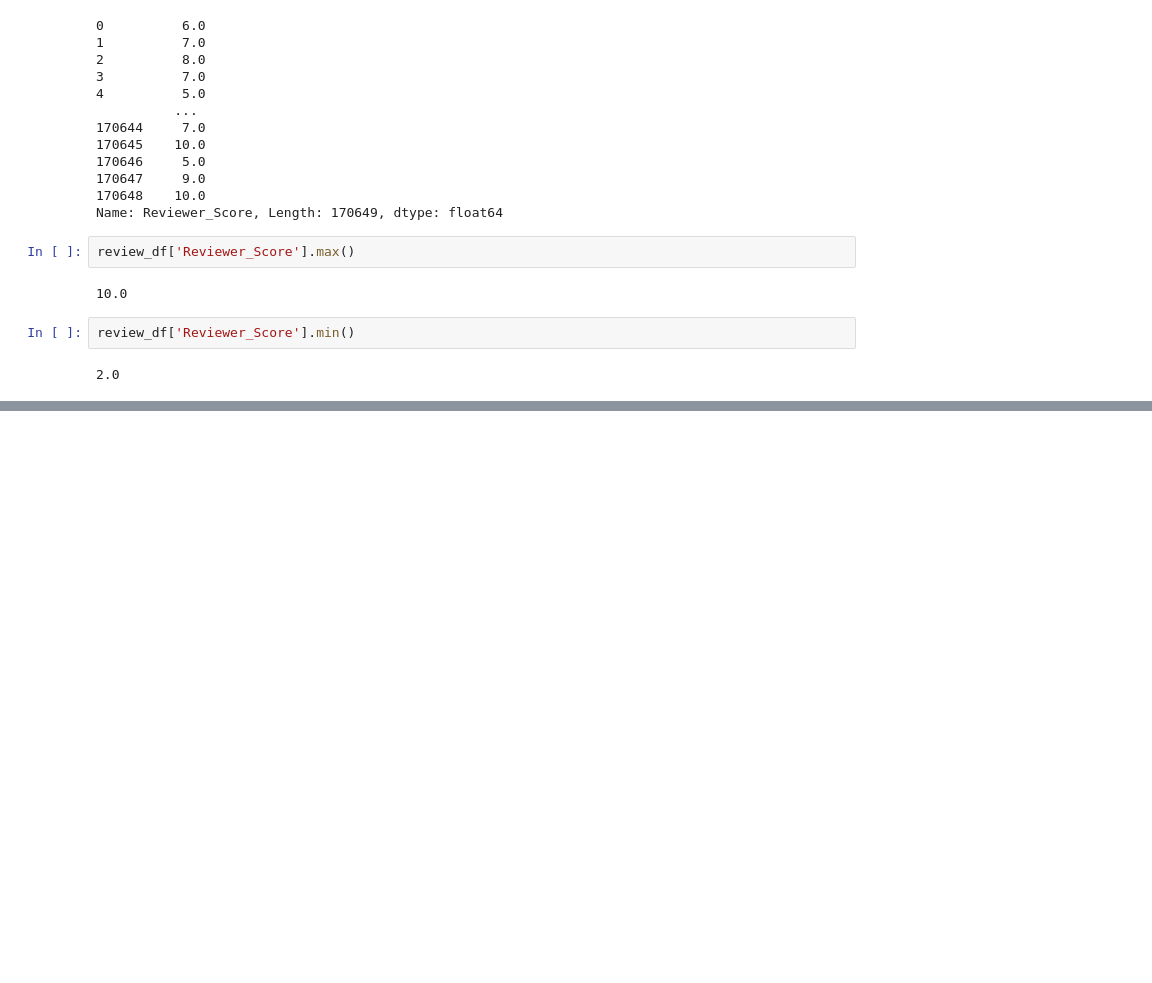
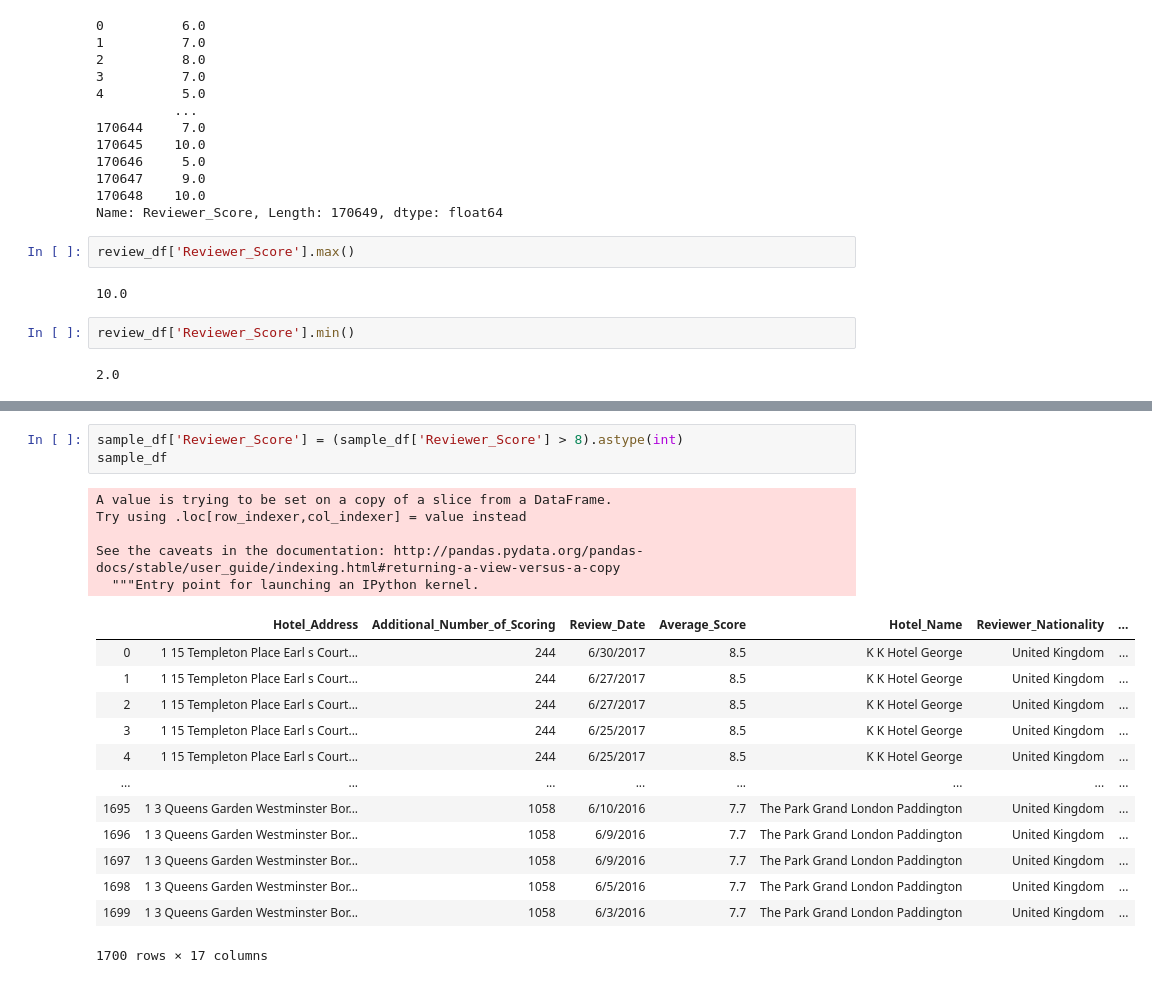
Before and after one commit to alireza-alizadegan/Hotel-Review, a Jupyter notebook: Data Cleaning & EDA.ipynb, the cells around one changed output, grey strips where cells are left out. Drawn from its saved outputs; the diff is of its cells as text; blank space fills up the shorter version.

```diff
--- a/Data Cleaning & EDA.ipynb
+++ b/Data Cleaning & EDA.ipynb
@@ -60,0 +106,22 @@ score_df
+# %%
+sample_df['Reviewer_Score'] = (sample_df['Reviewer_Score'] > 8).astype(int)
+sample_df
+# %% [output]
+A value is trying to be set on a copy of a slice from a DataFrame.
+Try using .loc[row_indexer,col_indexer] = value instead
+
+See the caveats in the documentation: http://pandas.pydata.org/pandas-docs/stable/user_guide/indexing.html#returning-a-view-versus-a-copy
+  """Entry point for launching an IPython kernel.
+|  | Hotel_Address | Additional_Number_of_Scoring | Review_Date | Average_Score | Hotel_Name | Reviewer_Nationality | ... |
+| 0 | 1 15 Templeton Place Earl s Court... | 244 | 6/30/2017 | 8.5 | K K Hotel George | United Kingdom | ... |
+| 1 | 1 15 Templeton Place Earl s Court... | 244 | 6/27/2017 | 8.5 | K K Hotel George | United Kingdom | ... |
+| 2 | 1 15 Templeton Place Earl s Court... | 244 | 6/27/2017 | 8.5 | K K Hotel George | United Kingdom | ... |
+| 3 | 1 15 Templeton Place Earl s Court... | 244 | 6/25/2017 | 8.5 | K K Hotel George | United Kingdom | ... |
+| 4 | 1 15 Templeton Place Earl s Court... | 244 | 6/25/2017 | 8.5 | K K Hotel George | United Kingdom | ... |
+| ... | ... | ... | ... | ... | ... | ... | ... |
+| 1695 | 1 3 Queens Garden Westminster Bor... | 1058 | 6/10/2016 | 7.7 | The Park Grand London Paddington | United Kingdom | ... |
+| 1696 | 1 3 Queens Garden Westminster Bor... | 1058 | 6/9/2016 | 7.7 | The Park Grand London Paddington | United Kingdom | ... |
+| 1697 | 1 3 Queens Garden Westminster Bor... | 1058 | 6/9/2016 | 7.7 | The Park Grand London Paddington | United Kingdom | ... |
+| 1698 | 1 3 Queens Garden Westminster Bor... | 1058 | 6/5/2016 | 7.7 | The Park Grand London Paddington | United Kingdom | ... |
+| 1699 | 1 3 Queens Garden Westminster Bor... | 1058 | 6/3/2016 | 7.7 | The Park Grand London Paddington | United Kingdom | ... |
+1700 rows × 17 columns
```
Also changed, not shown: parts of 7 cells of this notebook, 2 other files.
